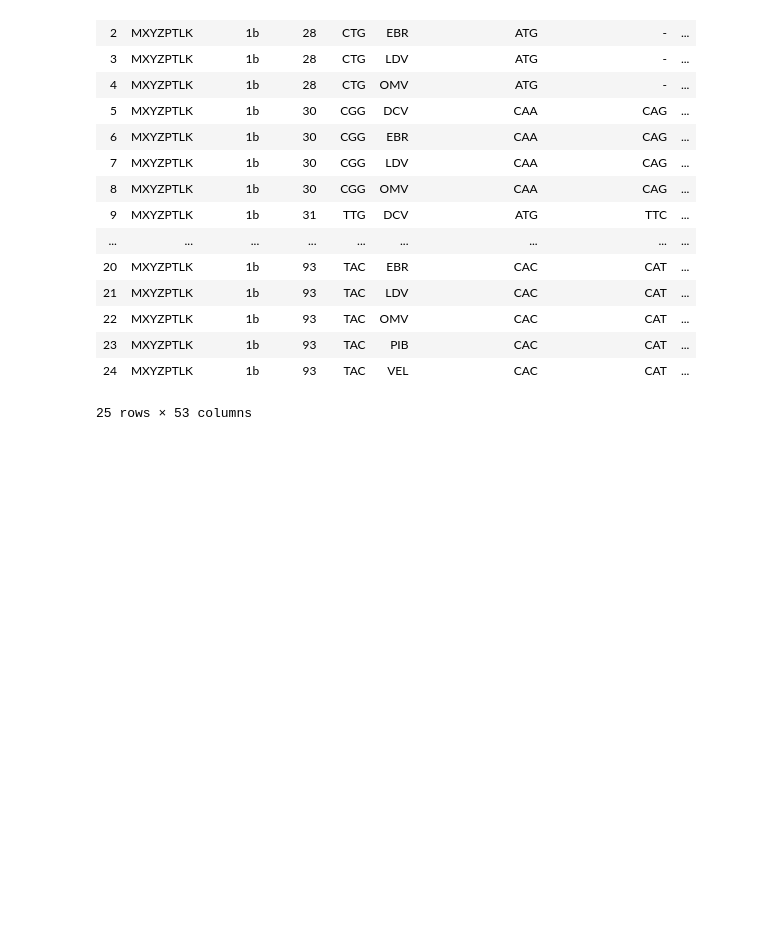
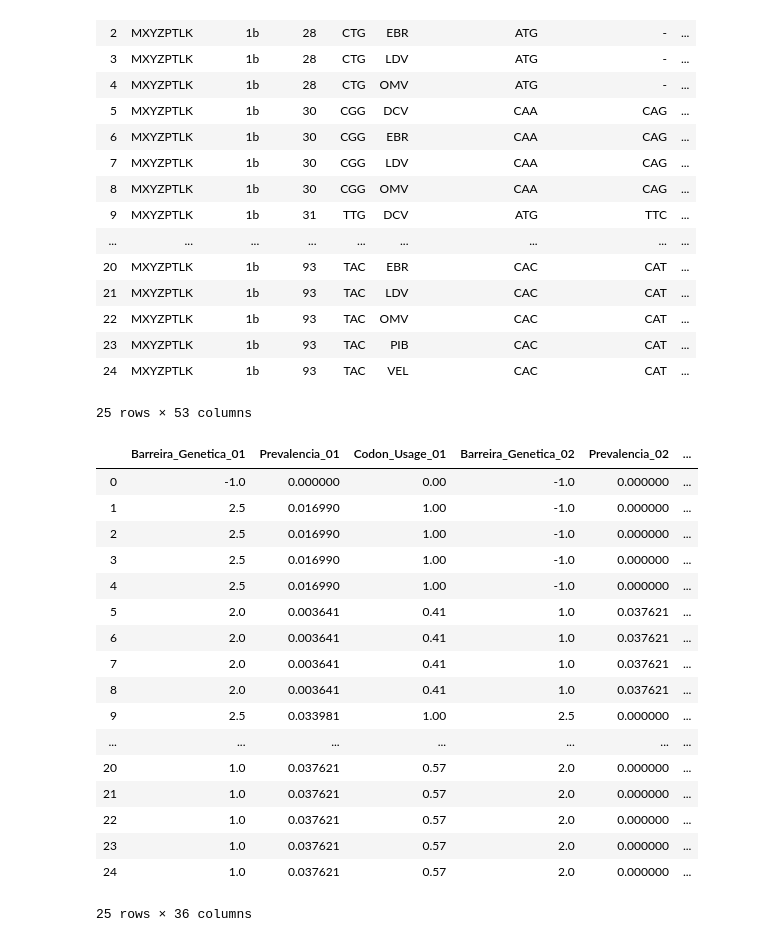
Before and after one commit to Douglas47/MasterDegreeHCV, a Jupyter notebook: Notebooks/Fase_05.ipynb, the cells around one changed output. Cells and saved outputs as stored; diff of their text form; code cells hidden in the pictures; blank space fills up the shorter version.

```diff
--- a/Notebooks/Fase_05.ipynb
+++ b/Notebooks/Fase_05.ipynb
@@ -33,3 +33,24 @@ atributos
 | 23 | MXYZPTLK | 1b | 93 | TAC | PIB | CAC | CAT | ... |
 | 24 | MXYZPTLK | 1b | 93 | TAC | VEL | CAC | CAT | ... |
 25 rows × 53 columns
+# %%
+atributos.iloc[:,17:]
+# %% [output]
+|  | Barreira_Genetica_01 | Prevalencia_01 | Codon_Usage_01 | Barreira_Genetica_02 | Prevalencia_02 | ... |
+| 0 | -1.0 | 0.000000 | 0.00 | -1.0 | 0.000000 | ... |
+| 1 | 2.5 | 0.016990 | 1.00 | -1.0 | 0.000000 | ... |
+| 2 | 2.5 | 0.016990 | 1.00 | -1.0 | 0.000000 | ... |
+| 3 | 2.5 | 0.016990 | 1.00 | -1.0 | 0.000000 | ... |
+| 4 | 2.5 | 0.016990 | 1.00 | -1.0 | 0.000000 | ... |
+| 5 | 2.0 | 0.003641 | 0.41 | 1.0 | 0.037621 | ... |
+| 6 | 2.0 | 0.003641 | 0.41 | 1.0 | 0.037621 | ... |
+| 7 | 2.0 | 0.003641 | 0.41 | 1.0 | 0.037621 | ... |
+| 8 | 2.0 | 0.003641 | 0.41 | 1.0 | 0.037621 | ... |
+| 9 | 2.5 | 0.033981 | 1.00 | 2.5 | 0.000000 | ... |
+| ... | ... | ... | ... | ... | ... | ... |
+| 20 | 1.0 | 0.037621 | 0.57 | 2.0 | 0.000000 | ... |
+| 21 | 1.0 | 0.037621 | 0.57 | 2.0 | 0.000000 | ... |
+| 22 | 1.0 | 0.037621 | 0.57 | 2.0 | 0.000000 | ... |
+| 23 | 1.0 | 0.037621 | 0.57 | 2.0 | 0.000000 | ... |
+| 24 | 1.0 | 0.037621 | 0.57 | 2.0 | 0.000000 | ... |
+25 rows × 36 columns
```
Also changed, not shown: parts of 1 cell of this notebook.
